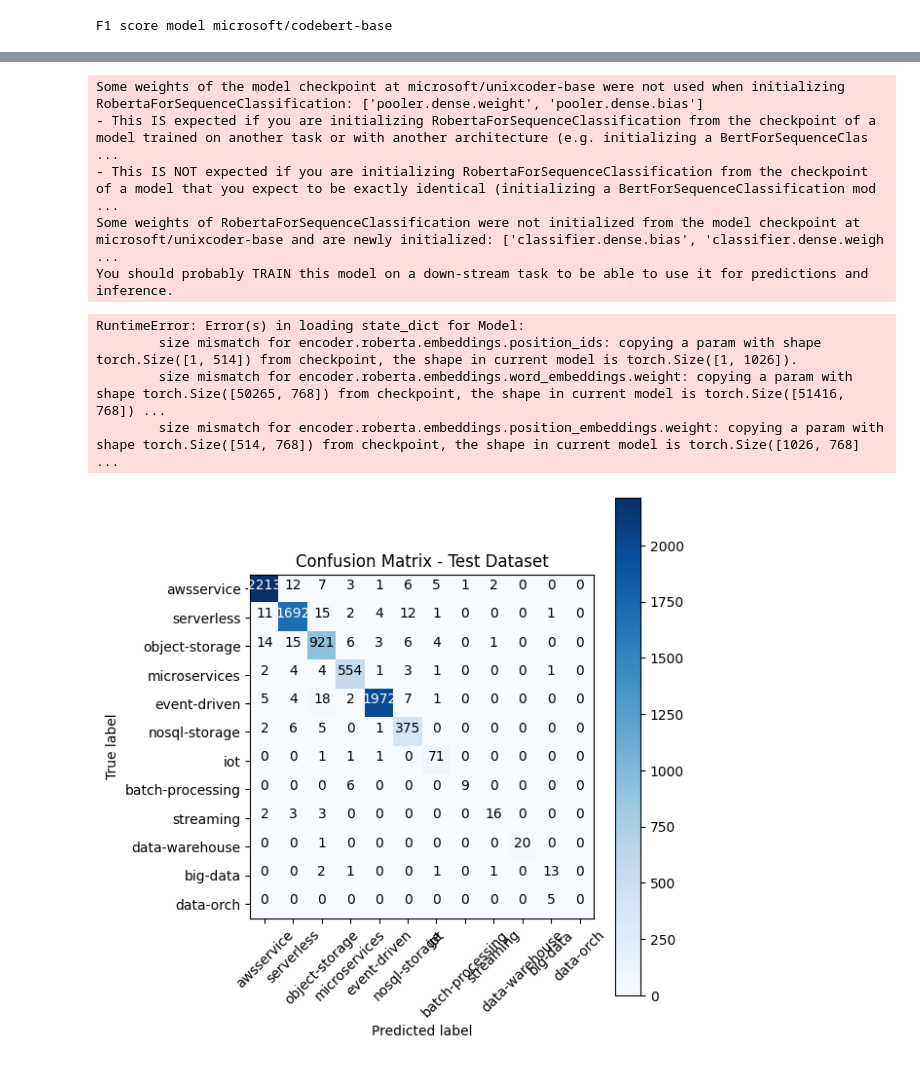
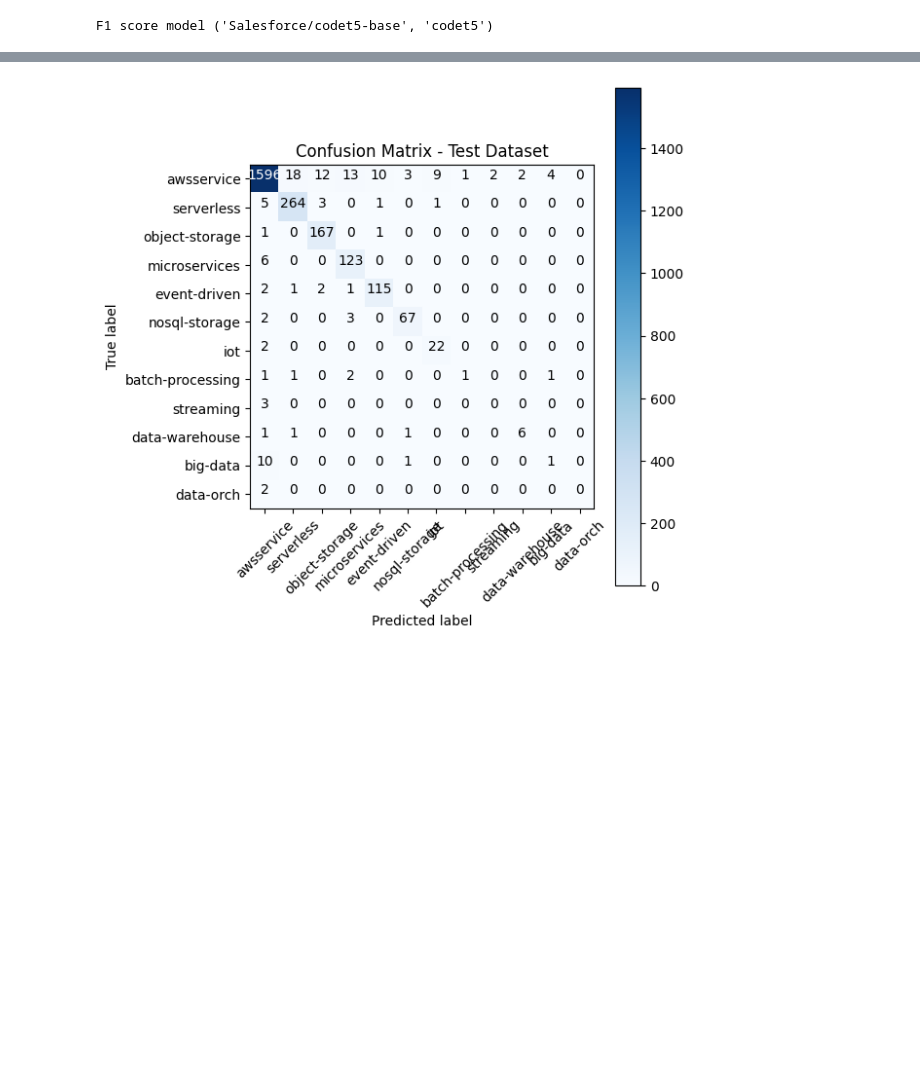
Before and after one commit to Lufedi/iac-pattern-classification-with-llm, a Jupyter notebook: steps/trainer/fine-tunning.ipynb, the cells around one changed output, grey strips where cells are left out. Cells and saved outputs as stored; diff of their text form; code cells hidden in the pictures; blank space fills up the shorter version.

Commit message:
Add training playbooks

```diff
--- a/steps/trainer/fine-tunning.ipynb
+++ b/steps/trainer/fine-tunning.ipynb
@@ -92,12 +97,28 @@ import numpy as np
 
 
 
-def calculate_f1_score(model_name):
-    tokenizer_name = "microsoft/codebert-base"
-    test_data_file = "/Users/lfeliped/pipe/master/experiments/jsonl/test.jsonl"
+def calculate_f1_score(model_name, location):
+    tokenizer_name = model_name
+    test_data_file = "/Users/lfeliped/pipe/master/experiments/jsonl-validation/typescript-test.jsonl"
     # test_data_file = "./jsonl/test.jsonl"
     config = RobertaConfig.from_pretrained(model_name)
-    config.num_labels=100
+    labels = {
+        "microsoft/codebert-base": 100,
+        "microsoft/unixcoder-base": 100,
+        "Salesforce/codet5-base": 100,
+        "roberta-base": 15
+    }
+
+    # labels = {
+    #     "microsoft/codebert-base": 12,
+    #     "microsoft/unixcoder-base": 12,
+    #     "Salesforce/codet5-base": 12,
+    #     "roberta-base": 12
+    # }
+
+
+    config.num_labels = labels[model_name]
+
     model = RobertaForSequenceClassification.from_pretrained(model_name,config=config)
     tokenizer = RobertaTokenizer.from_pretrained(tokenizer_name)
     model = Model(model, config, tokenizer, {})
@@ -106,7 +127,7 @@ def calculate_f1_score(model_name):
     eval_dataloader = DataLoader(eval_dataset, sampler=eval_sampler, batch_size=eval_batch_size)
 
     outputs = []
-    checkpoint_location = "/Users/lfeliped/Downloads/CodeBERT-classification/code/saved_models/codebert/checkpoint-best-acc/model.bin"
+    checkpoint_location = f"/Users/lfeliped/Downloads/CodeBERT-classification/code/saved_models/{location}/checkpoint-best-acc/model.bin"
     model.load_state_dict(torch.load(checkpoint_location))
     device = torch.device("cuda" if torch.cuda.is_available() else "cpu")
     model.to(device)
@@ -179,10 +200,17 @@ from sklearn.metrics import classification_report, confusion_matrix
 label_values = [
     'awsservice', 'serverless', 'object-storage', 'microservices', 'event-driven', 'nosql-storage', 'iot', 'batch-processing', 'streaming', 'data-warehouse', 'big-data', 'data-orch'
 ]
-model_names = ["microsoft/codebert-base", "microsoft/unixcoder-base", "Salesforce/codet5-base", "roberta-base"]
+model_names = [
+    #("microsoft/codebert-base", "codebert"),
+
+    #("microsoft/unixcoder-base", "unix"),
+    ("Salesforce/codet5-base", "codet5"),
+    #("roberta-base", "distilbert")
+]
+
 for model_n in model_names:
     print("F1 score model", model_n)
-    real_values, predictions= calculate_f1_score(model_n)
+    real_values, predictions= calculate_f1_score(model_n[0], model_n[1])
     print(classification_report(real_values, predictions, target_names=label_values))
 
     cm_test = confusion_matrix(real_values, predictions)
@@ -194,4 +222,4 @@ for model_n in model_names:
     plt.figure(figsize=(6,6))
     plot_confusion_matrix(cm_test, classes=label_values, title='Confusion Matrix - Test Dataset', normalize=True)
 # %% [output]
-F1 score model microsoft/codebert-base
+F1 score model ('Salesforce/codet5-base', 'codet5')
@@ -220,10 +249 @@ F1 score model microsoft/unixcoder-base
-Some weights of the model checkpoint at microsoft/unixcoder-base were not used when initializing RobertaForSequenceClassification: ['pooler.dense.weight', 'pooler.dense.bias']
-- This IS expected if you are initializing RobertaForSequenceClassification from the checkpoint of a model trained on another task or with another architecture (e.g. initializing a BertForSequenceClas ...
-- This IS NOT expected if you are initializing RobertaForSequenceClassification from the checkpoint of a model that you expect to be exactly identical (initializing a BertForSequenceClassification mod ...
-Some weights of RobertaForSequenceClassification were not initialized from the model checkpoint at microsoft/unixcoder-base and are newly initialized: ['classifier.dense.bias', 'classifier.dense.weigh ...
-You should probably TRAIN this model on a down-stream task to be able to use it for predictions and inference.
-RuntimeError: Error(s) in loading state_dict for Model:
-        size mismatch for encoder.roberta.embeddings.position_ids: copying a param with shape torch.Size([1, 514]) from checkpoint, the shape in current model is torch.Size([1, 1026]).
-        size mismatch for encoder.roberta.embeddings.word_embeddings.weight: copying a param with shape torch.Size([50265, 768]) from checkpoint, the shape in current model is torch.Size([51416, 768]) ...
-        size mismatch for encoder.roberta.embeddings.position_embeddings.weight: copying a param with shape torch.Size([514, 768]) from checkpoint, the shape in current model is torch.Size([1026, 768] ...
-[figure, old version]
+[figure, new version]
```
Also changed, not shown: parts of 9 cells of this notebook, 8 other files.
